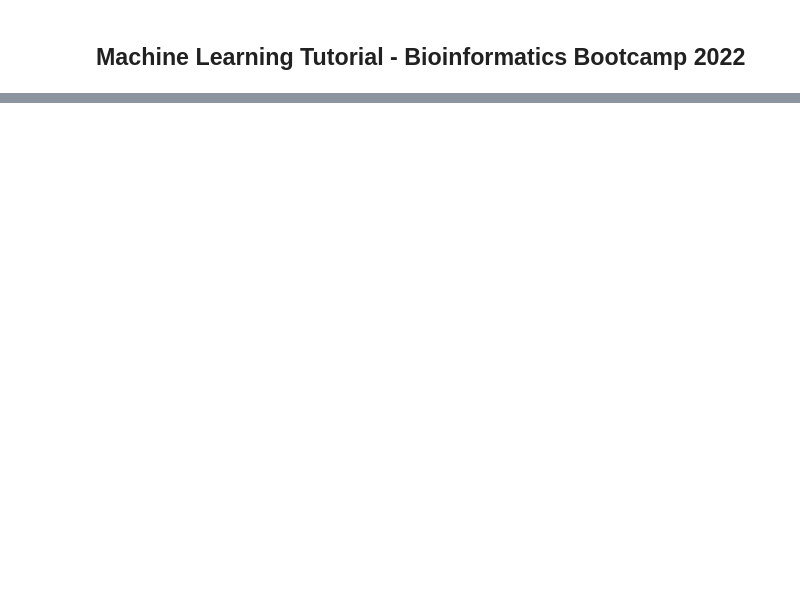
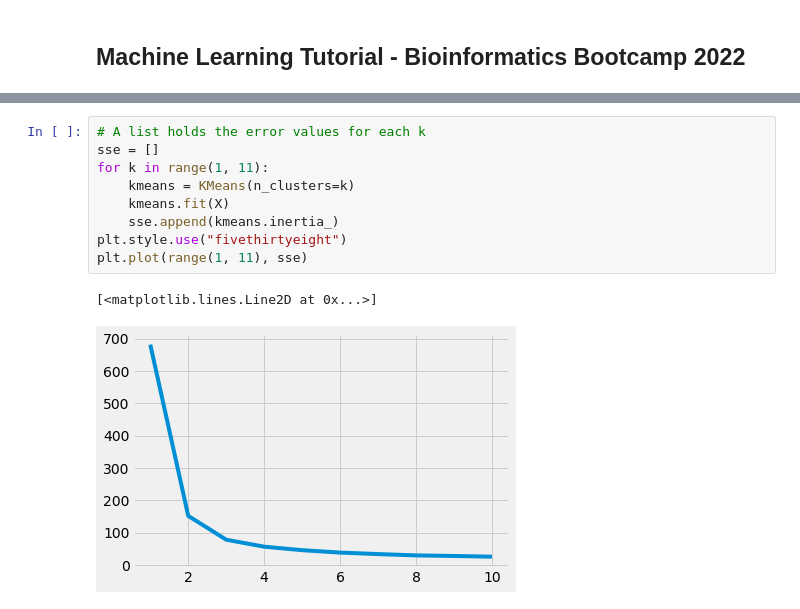
Before and after one commit to breannashi/Data_Science_Bootcamp, a Jupyter notebook: ML_Tutorial.ipynb, the cells around one changed output, grey strips where cells are left out. Drawn from its saved outputs; the diff is of its cells as text; blank space fills up the shorter version.

```diff
--- a/ML_Tutorial.ipynb
+++ b/ML_Tutorial.ipynb
@@ -30,0 +98,12 @@ uploaded = files.upload()
+# %%
+# A list holds the error values for each k
+sse = []
+for k in range(1, 11):
+    kmeans = KMeans(n_clusters=k)
+    kmeans.fit(X)
+    sse.append(kmeans.inertia_)
+plt.style.use("fivethirtyeight")
+plt.plot(range(1, 11), sse)
+# %% [output]
+[<matplotlib.lines.Line2D at 0x...>]
+[figure, added]
```
Also changed, not shown: parts of 14 cells of this notebook.
